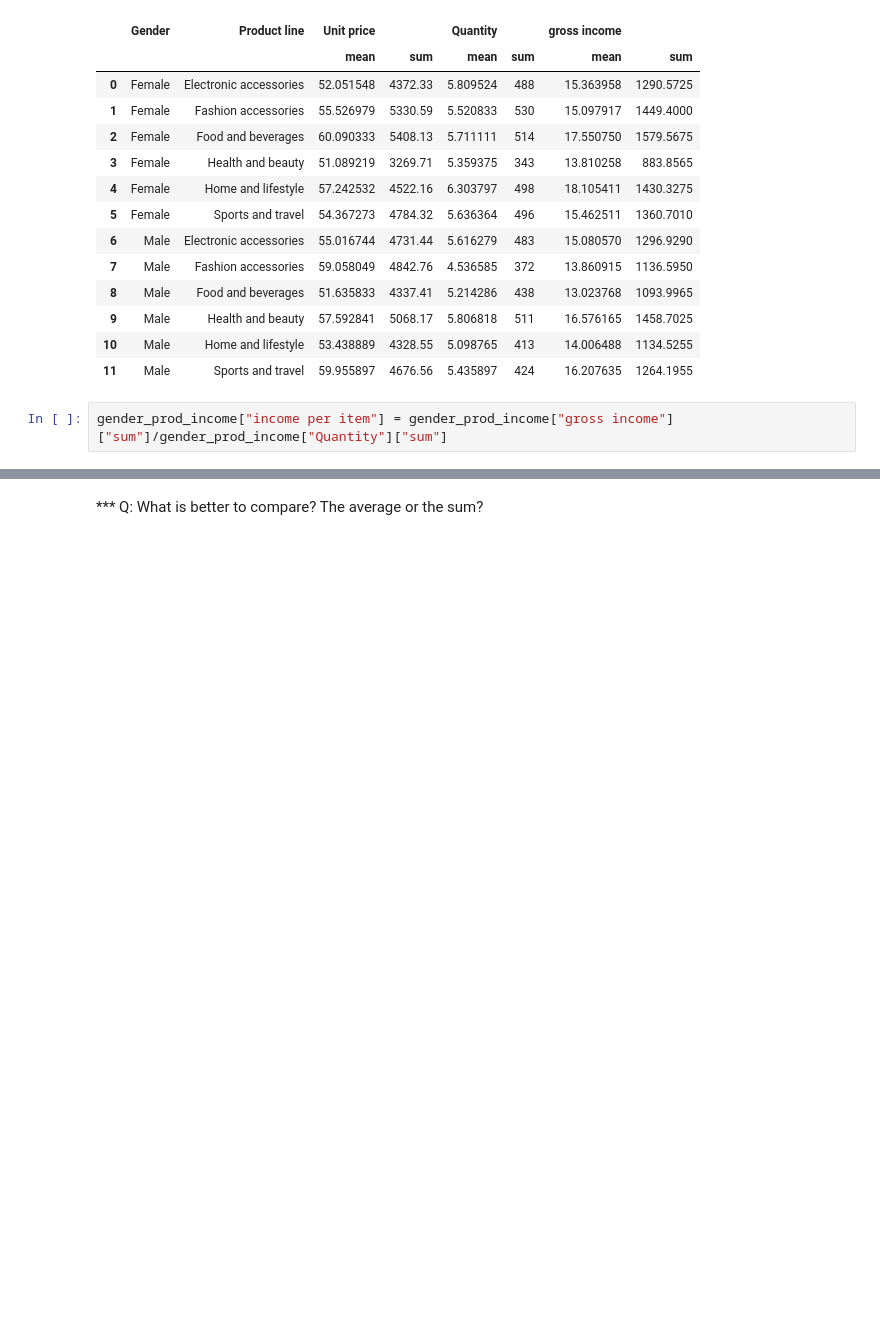
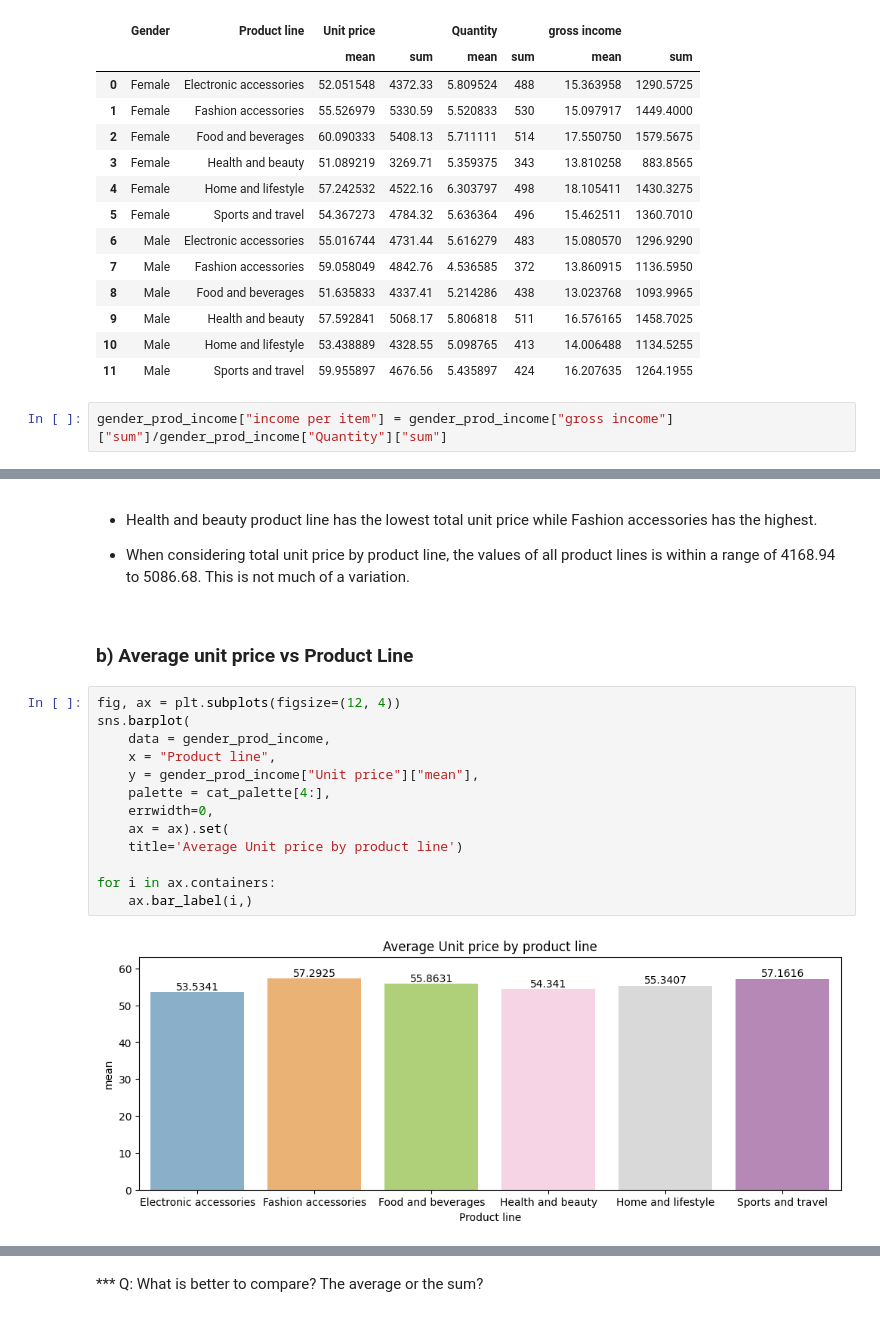
Before and after one commit to Zzzhenya/Supermarket_sales, a Jupyter notebook: Supermarket_data_exploration.ipynb, the cells around one changed output, grey strips where cells are left out. Drawn from its saved outputs; the diff is of its cells as text; blank space fills up the shorter version.

```diff
--- a/Supermarket_data_exploration.ipynb
+++ b/Supermarket_data_exploration.ipynb
@@ -637,0 +655,21 @@ sns.barplot(
+# %% [markdown]
+* Health and beauty product line has the lowest total unit price while Fashion accessories has the highest.
+
+* When considering total unit price by product line, the values of all product lines is within a range of 4168.94 to 5086.68. This is not much of a variation.
+# %% [markdown]
+### b) Average unit price vs Product Line
+# %%
+fig, ax = plt.subplots(figsize=(12, 4))
+sns.barplot(
+    data = gender_prod_income,
+    x = "Product line",
+    y = gender_prod_income["Unit price"]["mean"],
+    palette = cat_palette[4:],
+    errwidth=0,
+    ax = ax).set(
+    title='Average Unit price by product line')
+
+for i in ax.containers:
+    ax.bar_label(i,)
+# %% [output]
+[figure, added]
```
Also changed, not shown: parts of 33 cells of this notebook.
